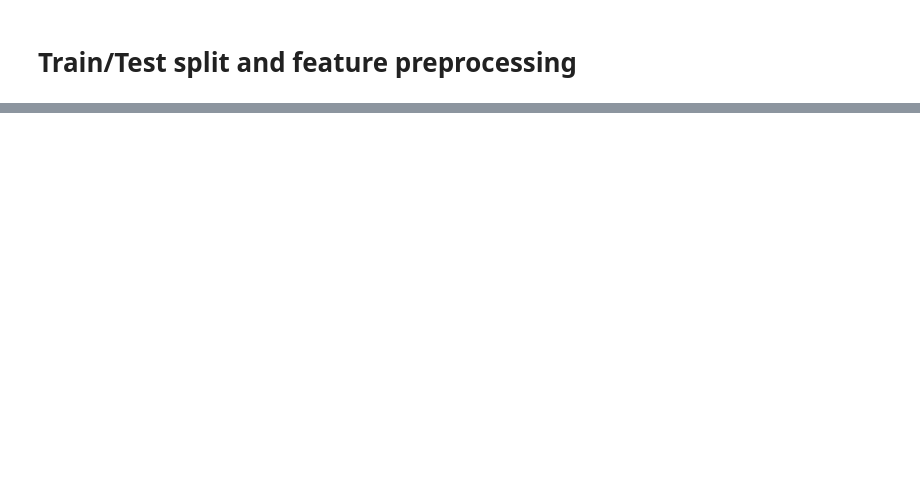
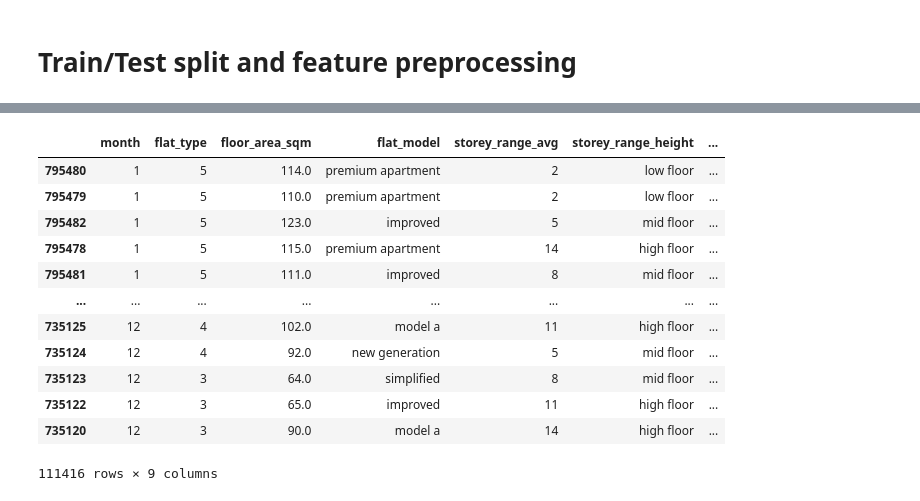
Before and after one commit to featherineaugustus/HDB-EDA, a Jupyter notebook: main.ipynb, the cells around one changed output, grey strips where cells are left out. Cells and saved outputs as stored; diff of their text form; code cells hidden in the pictures; blank space fills up the shorter version.

```diff
--- a/main.ipynb
+++ b/main.ipynb
@@ -354,4 +351,20 @@ X_test = df_test.drop(['resale_price'], axis=1)
 
 y_train = df_train['resale_price']
 y_test = df_test['resale_price']
+# %%
+X_train
+# %% [output]
+|  | month | flat_type | floor_area_sqm | flat_model | storey_range_avg | storey_range_height | ... |
+| 795480 | 1 | 5 | 114.0 | premium apartment | 2 | low floor | ... |
+| 795479 | 1 | 5 | 110.0 | premium apartment | 2 | low floor | ... |
+| 795482 | 1 | 5 | 123.0 | improved | 5 | mid floor | ... |
+| 795478 | 1 | 5 | 115.0 | premium apartment | 14 | high floor | ... |
+| 795481 | 1 | 5 | 111.0 | improved | 8 | mid floor | ... |
+| ... | ... | ... | ... | ... | ... | ... | ... |
+| 735125 | 12 | 4 | 102.0 | model a | 11 | high floor | ... |
+| 735124 | 12 | 4 | 92.0 | new generation | 5 | mid floor | ... |
+| 735123 | 12 | 3 | 64.0 | simplified | 8 | mid floor | ... |
+| 735122 | 12 | 3 | 65.0 | improved | 11 | high floor | ... |
+| 735120 | 12 | 3 | 90.0 | model a | 14 | high floor | ... |
+111416 rows × 9 columns
 # %%
```
Also changed, not shown: parts of 17 cells of this notebook, 2 other files.
